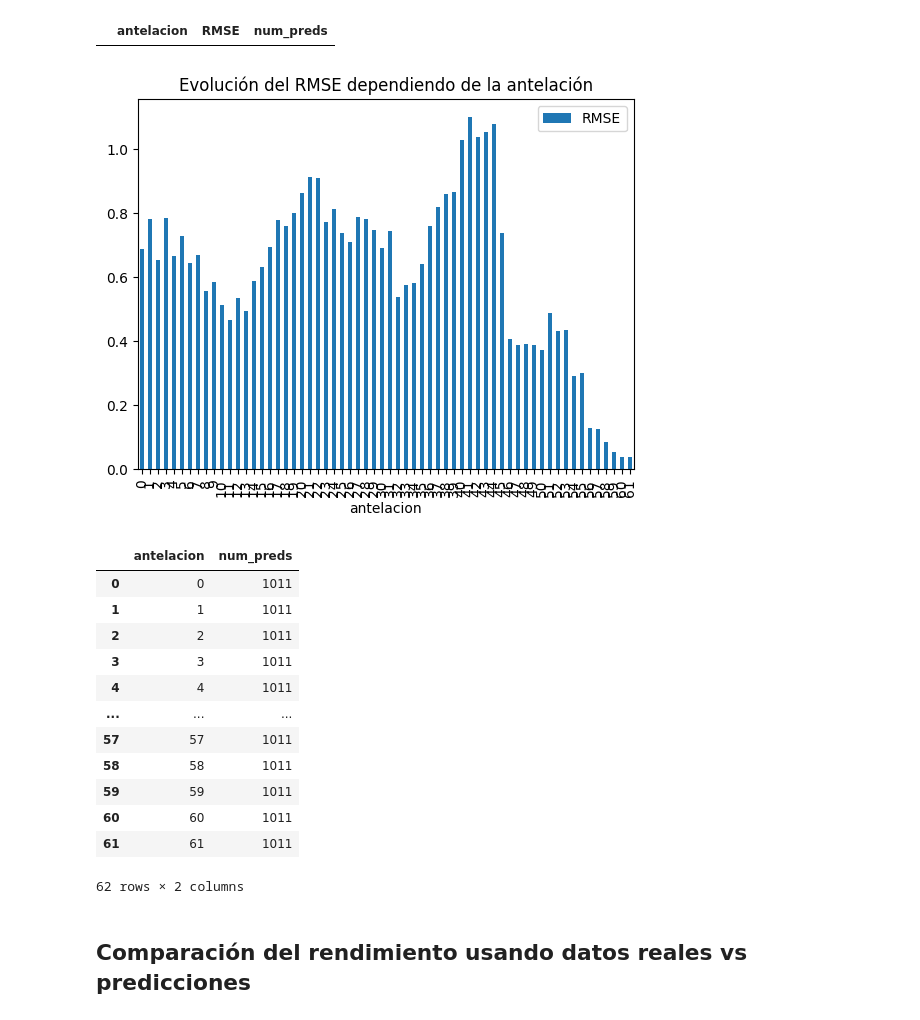
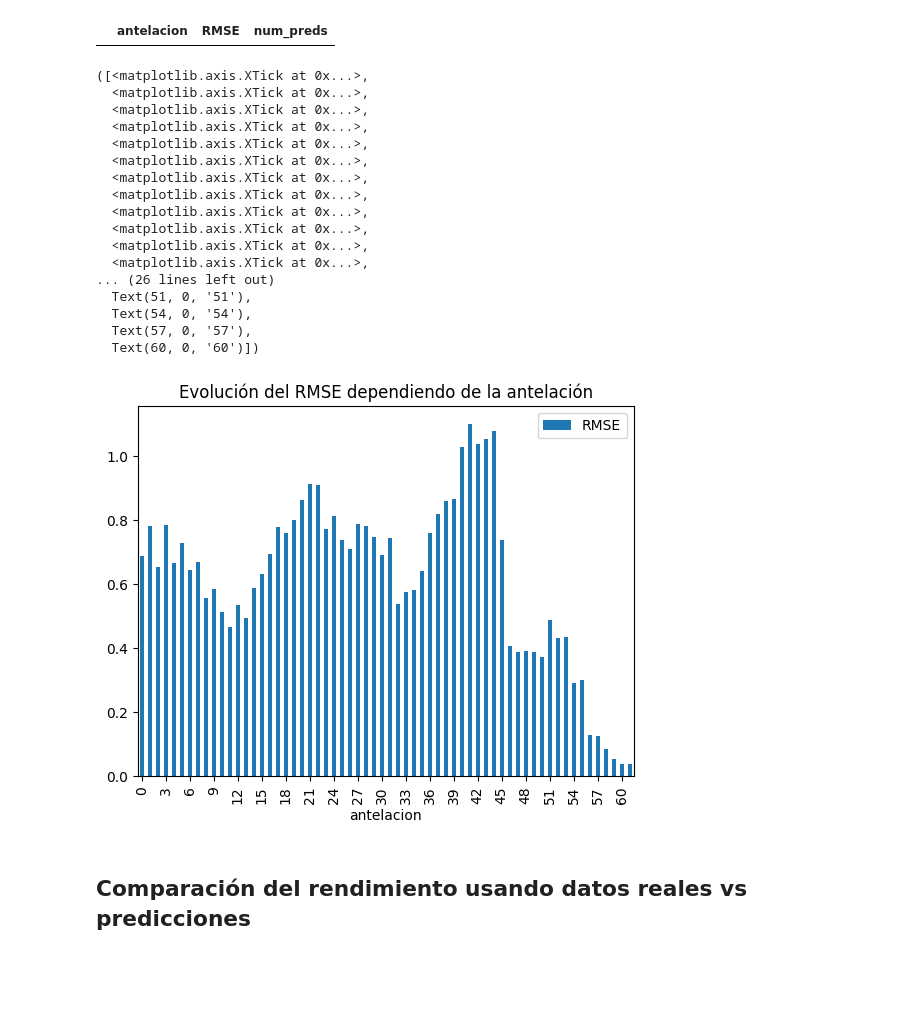
Before and after one commit to MarioBaldocchi/PD, a Jupyter notebook: forecasts/evaluacion.ipynb, the cells around one changed output. Cells and saved outputs as stored; diff of their text form; code cells hidden in the pictures; blank space fills up the shorter version.

Commit message:
Evaluacion rectificado

```diff
--- a/forecasts/evaluacion.ipynb
+++ b/forecasts/evaluacion.ipynb
@@ -98,6 +33,5 @@ df_forecast[["anio", "mes", "dia", "hora","antelacion", "moonphase", "AlturaOlas
 # %%
 antelaciones = df_forecast['antelacion'] # guardamos para evaluar posteriormente
-df_forecast = df_forecast[df_observ.columns]
 # %% [markdown]
 #### Separamos en explicativas y respuesta
 # %%
@@ -175,16 +119,3 @@ Text(0.5, 0, 'TRUE (metros)')
 [figure]
 # %% [markdown]
 #### Ahora pasaríamos a analizar el error en función de la antelación de la predicción
-# %%
-colores = ["#d00000","#dc2f02","#e85d04","#f48c06","#faa307","#ffba08"]
-hours = [1,2,4,8,12,24]
-for i, h in enumerate(hours):
-    plt.scatter(y_obs_reales[antelacion_obs_reales == h], predicciones_obs_reales[antelacion_obs_reales == h], color=colores[i], alpha=0.5, label=f'{h}h')
-plt.legend()
-plt.xticks([i / 10 for i in range(0, 16)])
-plt.yticks([i / 10 for i in range(0, 16)])
-plt.axline([0, 0], [1, 1], color='0')
-plt.title('Altura de las olas: PREDICTED (1 hora de antelación) vs TRUE')
-
-plt.ylabel('PREDICTED (metros)')
-plt.xlabel('TRUE (metros)')
@@ -236,24 +147,26 @@ df_evaluacion.antelacion = df_evaluacion.antelacion.astype(int)
 df_evaluacion.num_preds = df_evaluacion.num_preds.astype(int)
 # %%
 df_evaluacion.plot(kind = "bar", x = "antelacion", y = "RMSE", title = "Evolución del RMSE dependiendo de la antelación");
+plt.xticks([i for i in range(0,df_evaluacion.antelacion.max() + 1, 3)])
 # %% [output]
+([<matplotlib.axis.XTick at 0x...>,
+  <matplotlib.axis.XTick at 0x...>,
+  <matplotlib.axis.XTick at 0x...>,
+  <matplotlib.axis.XTick at 0x...>,
+  <matplotlib.axis.XTick at 0x...>,
+  <matplotlib.axis.XTick at 0x...>,
+  <matplotlib.axis.XTick at 0x...>,
+  <matplotlib.axis.XTick at 0x...>,
+  <matplotlib.axis.XTick at 0x...>,
+  <matplotlib.axis.XTick at 0x...>,
+  <matplotlib.axis.XTick at 0x...>,
+  <matplotlib.axis.XTick at 0x...>,
+... (26 lines left out)
+  Text(51, 0, '51'),
+  Text(54, 0, '54'),
+  Text(57, 0, '57'),
+  Text(60, 0, '60')])
-[figure, old version]
+[figure, new version]
-# %%
-df_evaluacion[["antelacion" ,"num_preds"]]
-# %% [output]
-|  | antelacion | num_preds |
-| 0 | 0 | 1011 |
-| 1 | 1 | 1011 |
-| 2 | 2 | 1011 |
-| 3 | 3 | 1011 |
-| 4 | 4 | 1011 |
-| ... | ... | ... |
-| 57 | 57 | 1011 |
-| 58 | 58 | 1011 |
-| 59 | 59 | 1011 |
-| 60 | 60 | 1011 |
-| 61 | 61 | 1011 |
-62 rows × 2 columns
 # %% [markdown]
 Comparación del rendimiento usando datos reales vs predicciones
 -
```
Also changed, not shown: parts of 27 cells of this notebook.
